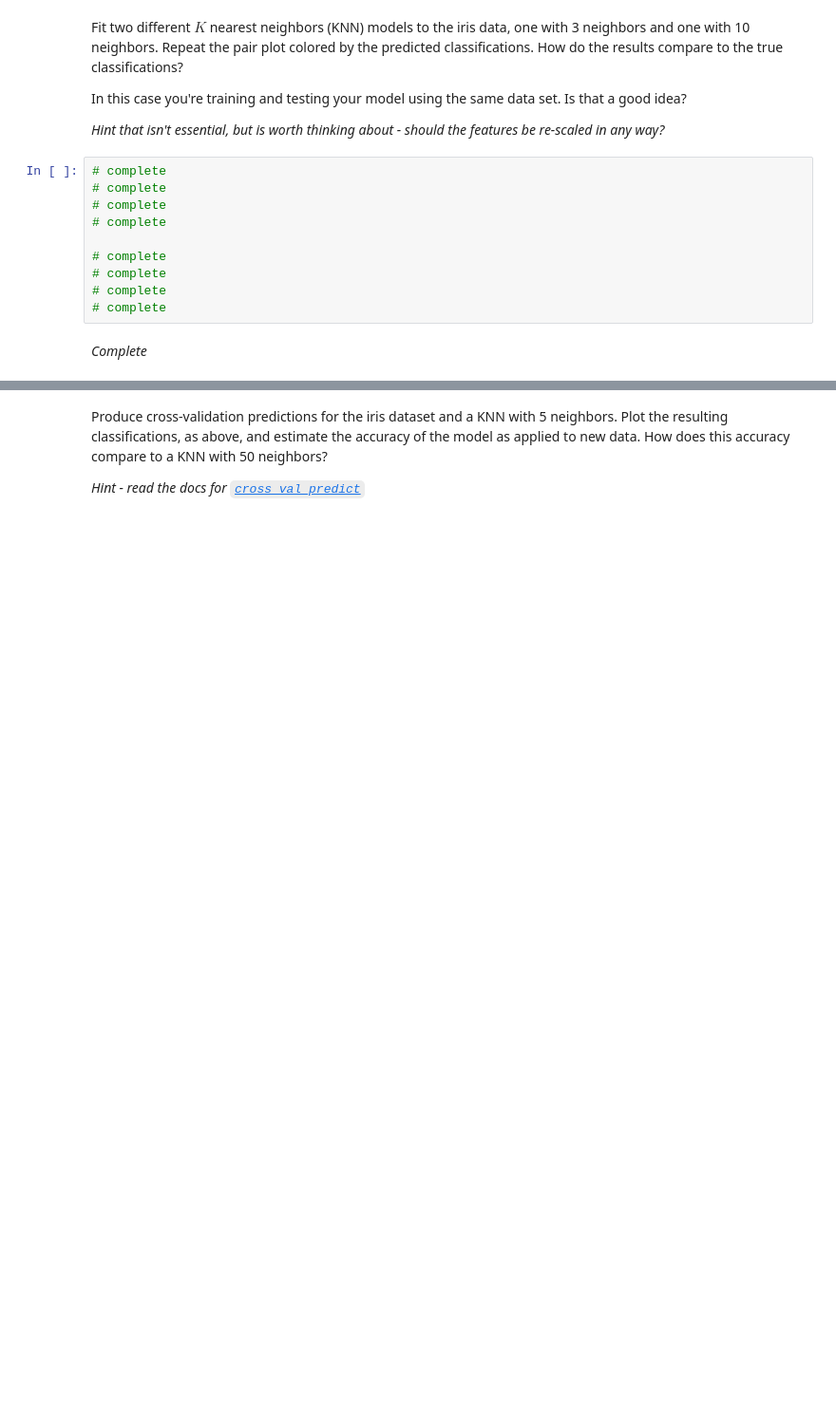
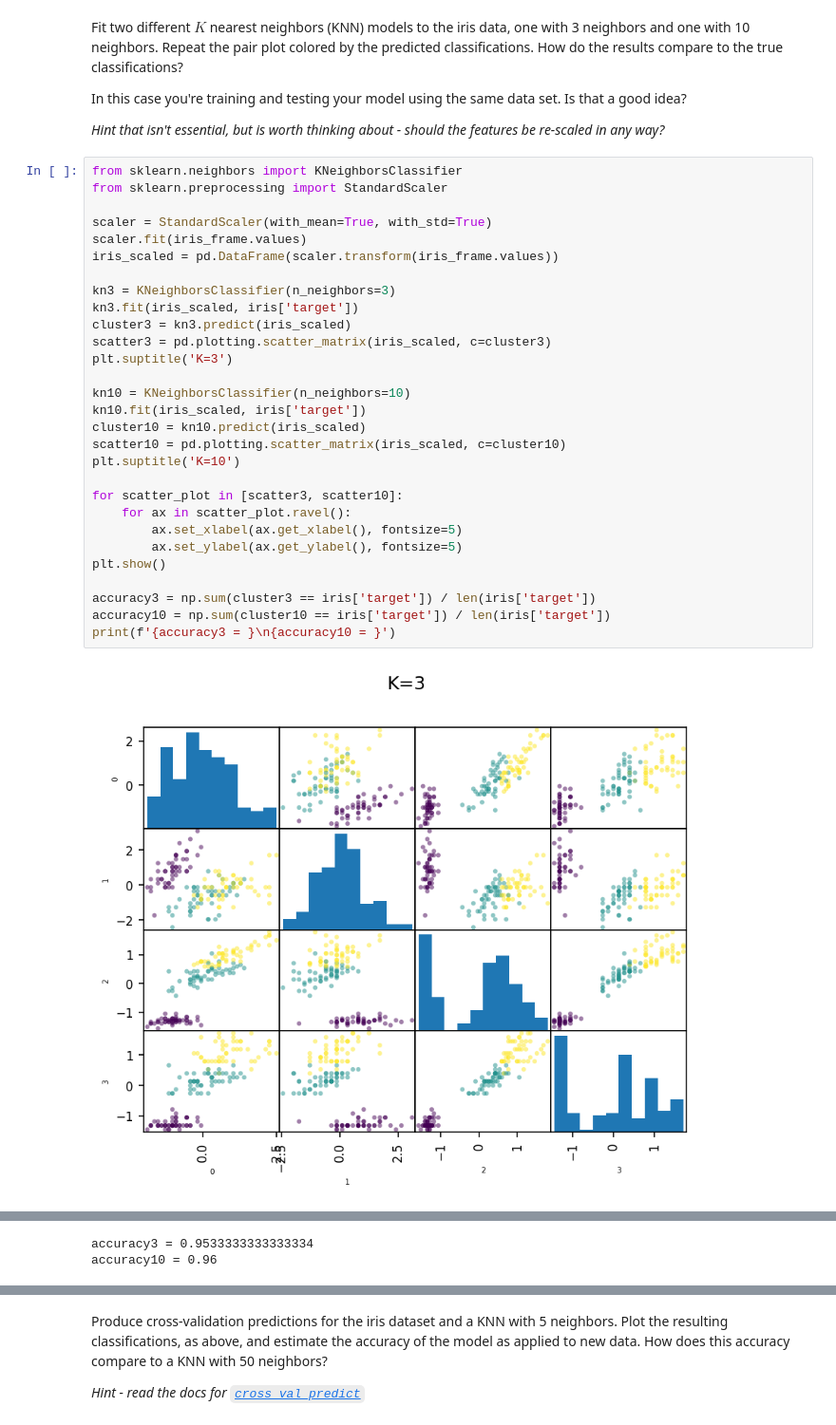
Before and after one commit to ASTR154/classification, a Jupyter notebook: classification.ipynb, the cells around one changed output, grey strips where cells are left out. Shown: that part at 95% size. Cells and saved outputs as stored; diff of their text form; blank space fills up the shorter version.

```diff
--- a/classification.ipynb
+++ b/classification.ipynb
@@ -27,15 +42,34 @@ Fit two different $K$ nearest neighbors (KNN) models to the iris data, one with
 In this case you're training and testing your model using the same data set. Is that a good idea?
 
 *Hint that isn't essential, but is worth thinking about - should the features be re-scaled in any way?*
-# %%
-# complete
-# complete
-# complete
-# complete
-
-# complete
-# complete
-# complete
-# complete
-# %% [markdown]
-*Complete*
+# %%
+from sklearn.neighbors import KNeighborsClassifier
+from sklearn.preprocessing import StandardScaler
+
+scaler = StandardScaler(with_mean=True, with_std=True)
+scaler.fit(iris_frame.values)
+iris_scaled = pd.DataFrame(scaler.transform(iris_frame.values))
+
+kn3 = KNeighborsClassifier(n_neighbors=3)
+kn3.fit(iris_scaled, iris['target'])
+cluster3 = kn3.predict(iris_scaled)
+scatter3 = pd.plotting.scatter_matrix(iris_scaled, c=cluster3)
+plt.suptitle('K=3')
+
+kn10 = KNeighborsClassifier(n_neighbors=10)
+kn10.fit(iris_scaled, iris['target'])
+cluster10 = kn10.predict(iris_scaled)
+scatter10 = pd.plotting.scatter_matrix(iris_scaled, c=cluster10)
+plt.suptitle('K=10')
+
+for scatter_plot in [scatter3, scatter10]:
+    for ax in scatter_plot.ravel():
+        ax.set_xlabel(ax.get_xlabel(), fontsize=5)
+        ax.set_ylabel(ax.get_ylabel(), fontsize=5)
+plt.show()
+
+accuracy3 = np.sum(cluster3 == iris['target']) / len(iris['target'])
+accuracy10 = np.sum(cluster10 == iris['target']) / len(iris['target'])
+print(f'{accuracy3 = }\n{accuracy10 = }')
+# %% [output]
+[figure, added]
@@ -41,0 +77,2 @@ In this case you're training and testing your model using the same data set. Is
+accuracy3 = 0.9533333333333334
+accuracy10 = 0.96
```
Also changed, not shown: parts of 9 cells of this notebook.
